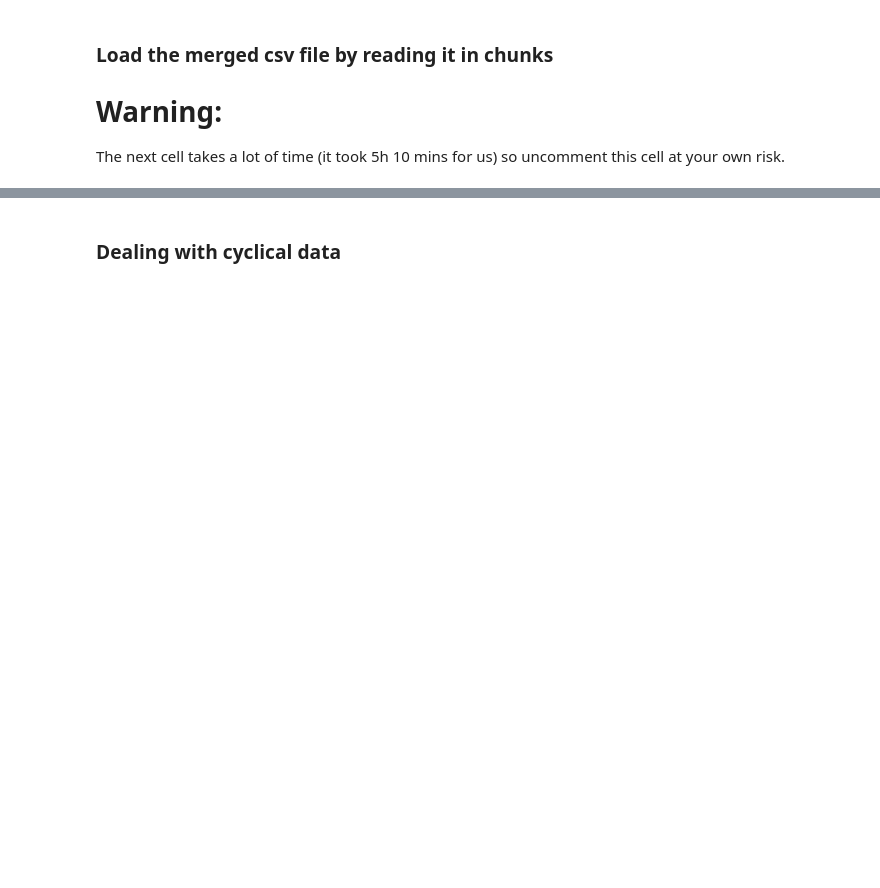
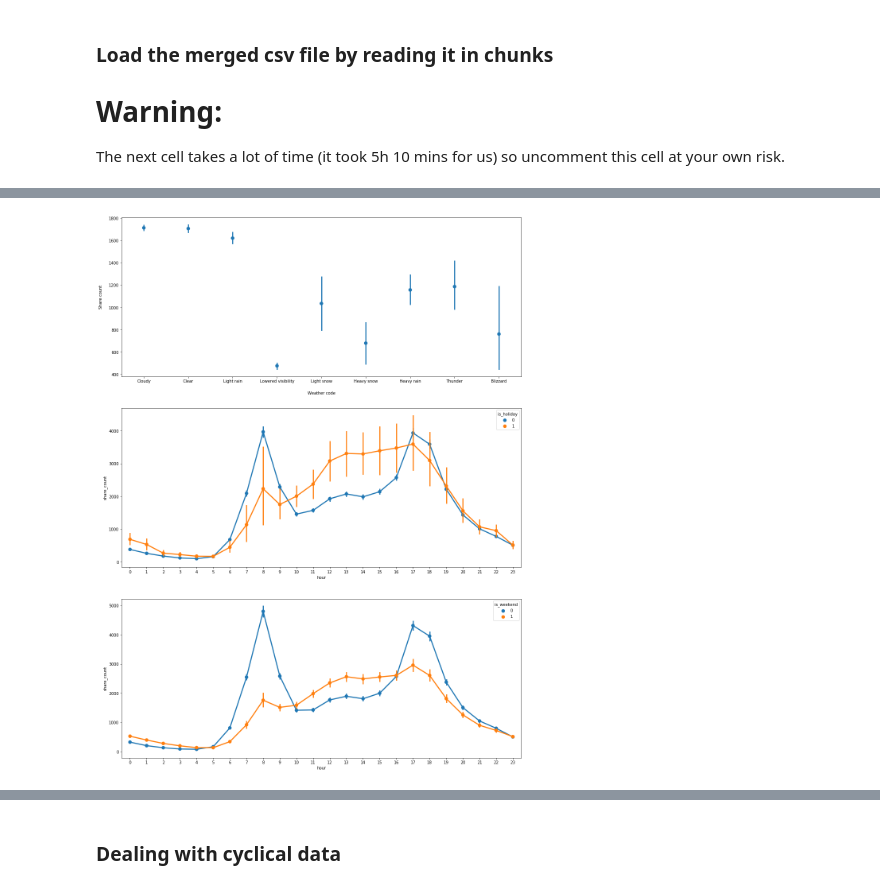
Before and after one commit to Krismix1/data-science-mandatory-2, a Jupyter notebook: model.ipynb, the cells around one changed output, grey strips where cells are left out. Drawn from its saved outputs; the diff is of its cells as text; code cells hidden in the pictures; blank space fills up the shorter version.

```diff
--- a/model.ipynb
+++ b/model.ipynb
@@ -253,9 +325,11 @@ shares_extra_attribs['weatherCode'].hist()
 # %%
 fig,(ax1, ax2, ax3)= plt.subplots(nrows=3)
 fig.set_size_inches(fig_size)
 
 sns.pointplot(data=shares_extra_attribs, x='weatherCode', y='share_count', ax=ax1, join=False)
 sns.pointplot(data=shares_extra_attribs, x='hour', y='share_count', hue='is_holiday', ax=ax2)
 sns.pointplot(data=shares_extra_attribs, x='hour', y='share_count', hue='is_weekend', ax=ax3)
-ax1.set_xlabel('Weather code', labelpad=30)
+ax1.set_xlabel('Weather code', labelpad=20)
 _ = ax1.set_ylabel('Share count', labelpad=15)
+# %% [output]
+[figure, added]
```
Also changed, not shown: parts of 36 cells of this notebook.
